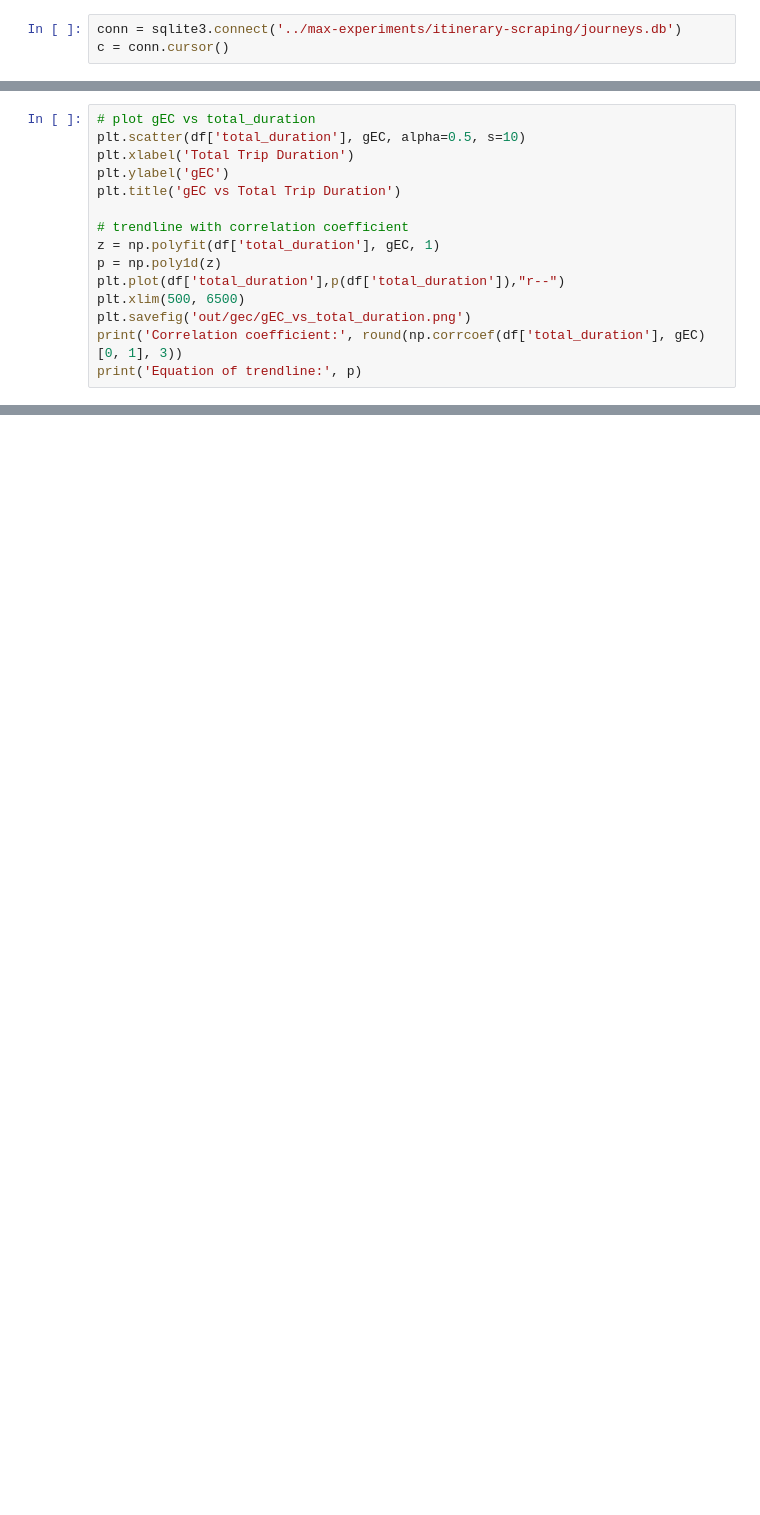
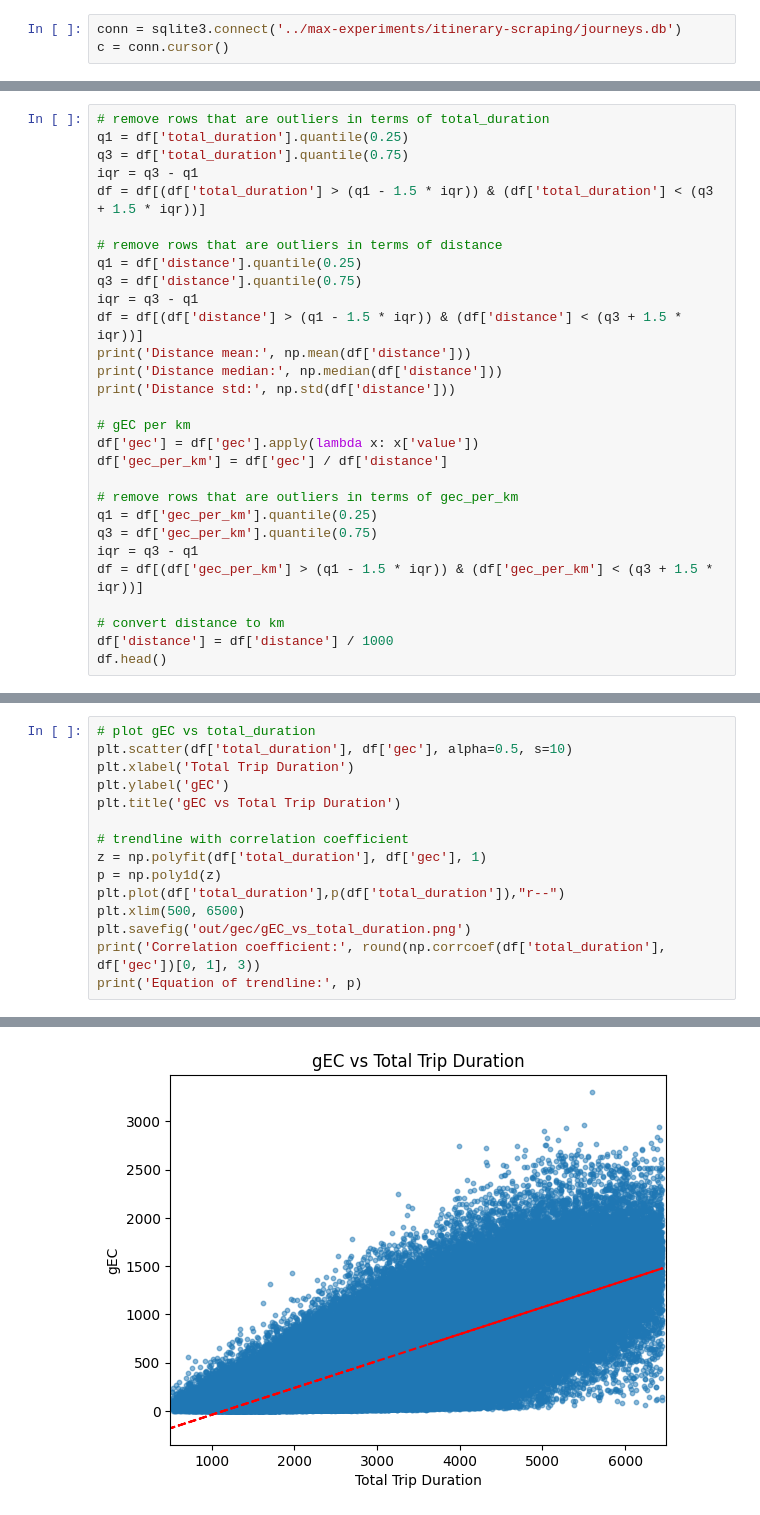
Before and after one commit to AldenCutler/LyonE24, a Jupyter notebook: stats-graphs/gec.ipynb, the cells around one changed output, grey strips where cells are left out. Drawn from its saved outputs; the diff is of its cells as text; blank space fills up the shorter version.

Commit message:
rerun gec and add gec vs distance

```diff
--- a/stats-graphs/gec.ipynb
+++ b/stats-graphs/gec.ipynb
@@ -122,0 +111,29 @@ df = df[(df['total_duration'] > (q1 - 1.5 * iqr)) & (df['total_duration'] < (q3
+# %%
+# remove rows that are outliers in terms of total_duration
+q1 = df['total_duration'].quantile(0.25)
+q3 = df['total_duration'].quantile(0.75)
+iqr = q3 - q1
+df = df[(df['total_duration'] > (q1 - 1.5 * iqr)) & (df['total_duration'] < (q3 + 1.5 * iqr))]
+
+# remove rows that are outliers in terms of distance
+q1 = df['distance'].quantile(0.25)
+q3 = df['distance'].quantile(0.75)
+iqr = q3 - q1
+df = df[(df['distance'] > (q1 - 1.5 * iqr)) & (df['distance'] < (q3 + 1.5 * iqr))]
+print('Distance mean:', np.mean(df['distance']))
+print('Distance median:', np.median(df['distance']))
+print('Distance std:', np.std(df['distance']))
+
+# gEC per km
+df['gec'] = df['gec'].apply(lambda x: x['value'])
+df['gec_per_km'] = df['gec'] / df['distance']
+
+# remove rows that are outliers in terms of gec_per_km
+q1 = df['gec_per_km'].quantile(0.25)
+q3 = df['gec_per_km'].quantile(0.75)
+iqr = q3 - q1
+df = df[(df['gec_per_km'] > (q1 - 1.5 * iqr)) & (df['gec_per_km'] < (q3 + 1.5 * iqr))]
+
+# convert distance to km
+df['distance'] = df['distance'] / 1000
+df.head()
@@ -131,15 +173,16 @@ print('gEC std:', np.std(gEC))
 # %%
 # plot gEC vs total_duration
-plt.scatter(df['total_duration'], gEC, alpha=0.5, s=10)
+plt.scatter(df['total_duration'], df['gec'], alpha=0.5, s=10)
 plt.xlabel('Total Trip Duration')
 plt.ylabel('gEC')
 plt.title('gEC vs Total Trip Duration')
 
 # trendline with correlation coefficient
-z = np.polyfit(df['total_duration'], gEC, 1)
+z = np.polyfit(df['total_duration'], df['gec'], 1)
 p = np.poly1d(z)
 plt.plot(df['total_duration'],p(df['total_duration']),"r--")
 plt.xlim(500, 6500)
 plt.savefig('out/gec/gEC_vs_total_duration.png')
-print('Correlation coefficient:', round(np.corrcoef(df['total_duration'], gEC)[0, 1], 3))
+print('Correlation coefficient:', round(np.corrcoef(df['total_duration'], df['gec'])[0, 1], 3))
 print('Equation of trendline:', p)
+# %% [output]
@@ -145,0 +192 @@ print('Equation of trendline:', p)
+[figure, added]
```
Also changed, not shown: parts of 12 cells of this notebook, 6 other files.
